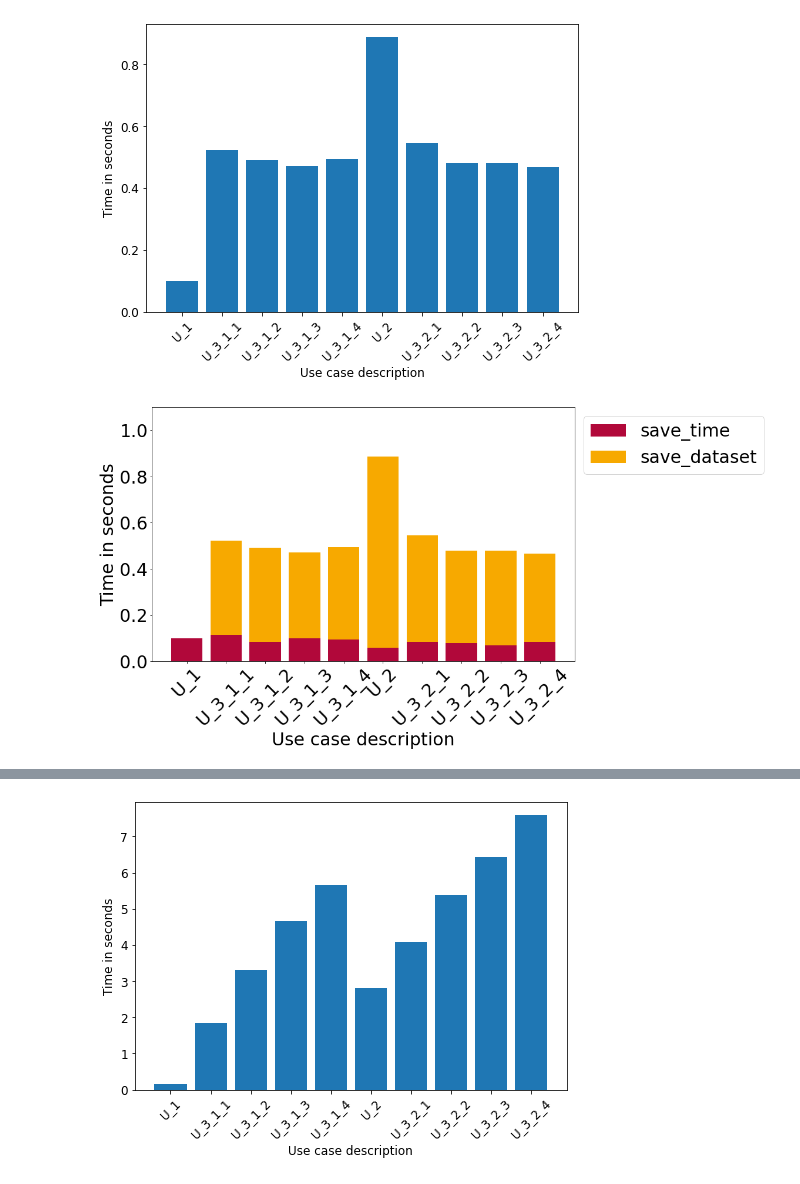
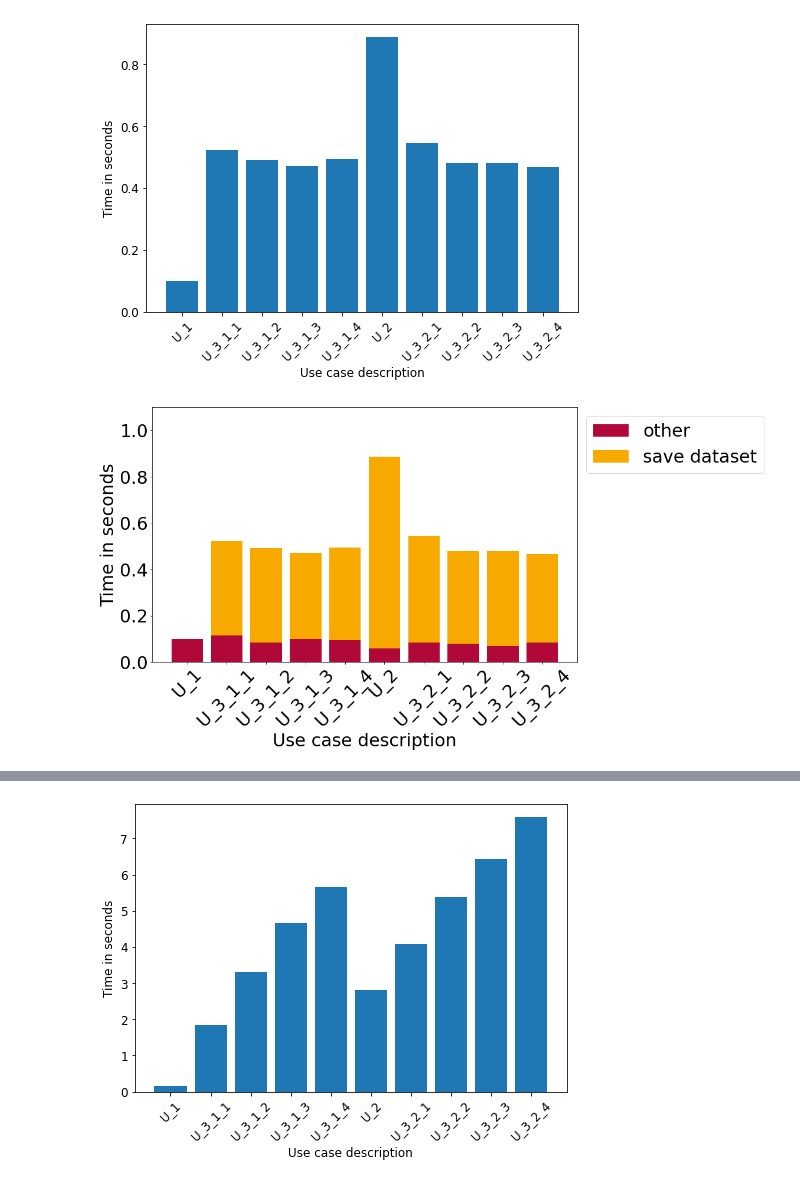
Before and after one commit to slin96/master-thesis, a Jupyter notebook: experiments/plots/provenance_save_recover_time.ipynb, the cells around one changed output, grey strips where cells are left out. Cells and saved outputs as stored; diff of their text form; code cells hidden in the pictures.

```diff
--- a/experiments/plots/provenance_save_recover_time.ipynb
+++ b/experiments/plots/provenance_save_recover_time.ipynb
@@ -27,9 +29,12 @@ valid_joined = join_server_and_node_meta(files_and_meta)
 # %%
 times = extract_times(valid_joined)
 # %%
-def plot_median_detailed_save_times(data, save_path=None, y_min_max=None):
-    x_labels = rearrange_u2(list(data.keys()))
-    labels = ['save_time', 'save_dataset']
+def plot_median_detailed_save_times(data, save_path=None, y_min_max=None, _rearrange_u2=True):
+    x_labels = list(data.keys())
+    if _rearrange_u2:
+        x_labels = rearrange_u2(x_labels)
+
+    labels = ['other', 'save dataset']
 
     transformed_data = []
     for u in x_labels:
@@ -57,12 +65,11 @@ def plot_median_detailed_recover_times(data, save_path=None, y_min_max=None):
 # %%
 data = filter_meta(times, model=MOBILENET, approach=PROVENANCE, snapshot_type=VERSION, snapshot_dist=FOOD)
 plot_median_high_level_save_time(data)
 median_detailed_save = median_detailed_save_times(data)
-plot_median_detailed_save_times(median_detailed_save, y_min_max=[0,1.1],
-                                save_path='./saved-plots/provenance/mobilenet-save-time-version-food')
+plot_median_detailed_save_times(median_detailed_save, y_min_max=[0,1.1])
 # %% [output]
 [figure]
-[figure, old version]
+[figure, new version]
 # %%
 data = filter_meta(times, model=GOOGLENET, approach=PROVENANCE, snapshot_type=FINE_TUNED, snapshot_dist=FOOD)
 plot_median_high_level_save_time(data)
```
Also changed, not shown: parts of 19 cells of this notebook.
